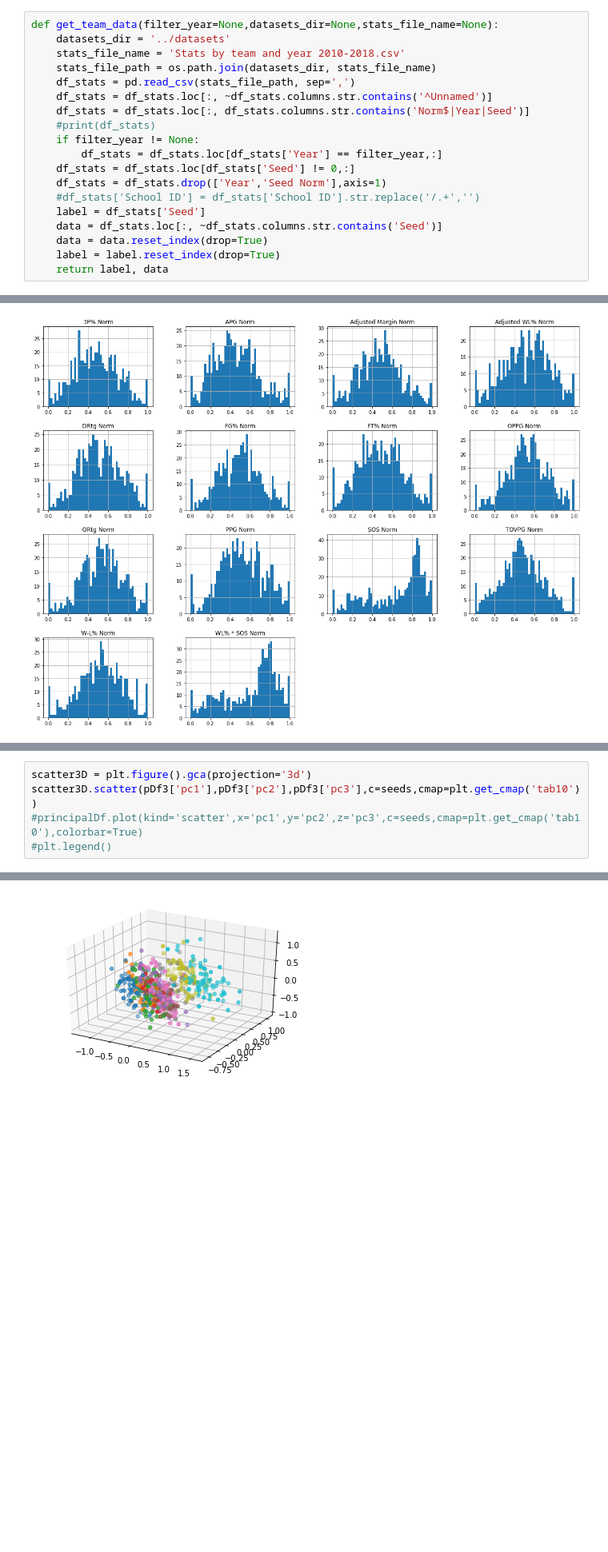
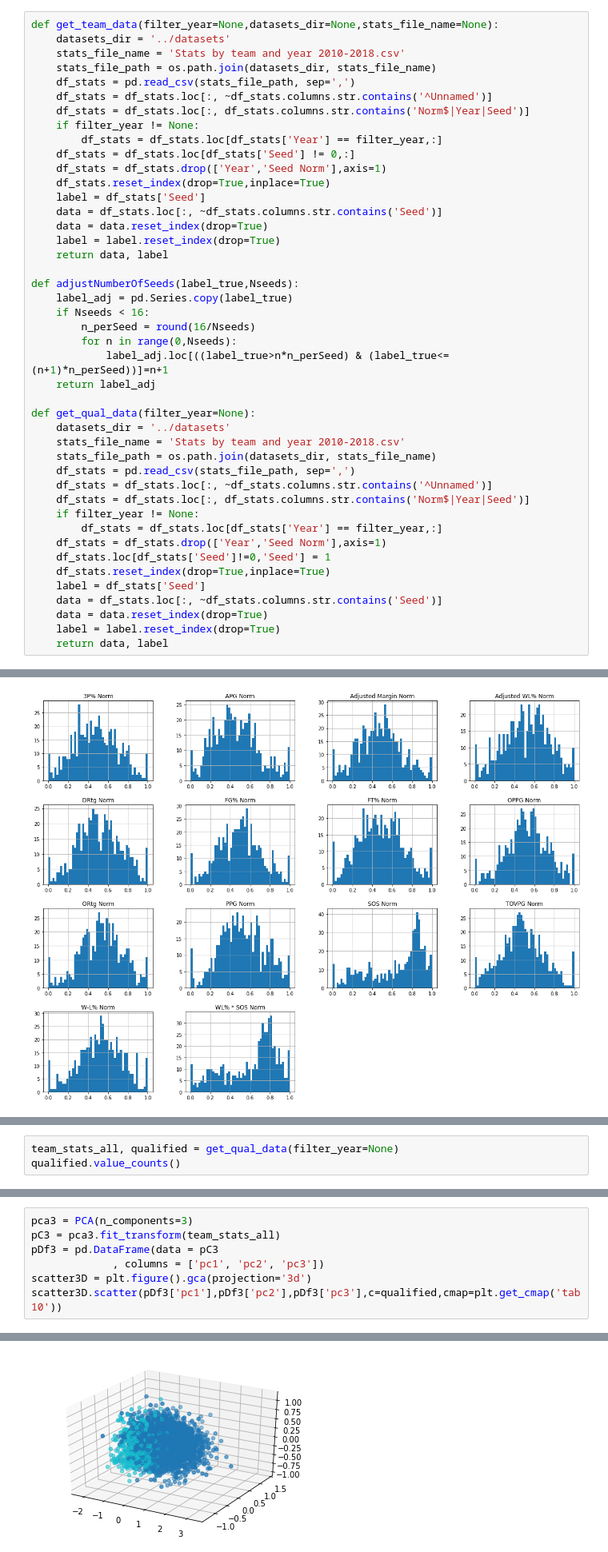
Before and after one commit to MaxMay95/CS7641-NCAA-Predictions, a Jupyter notebook: Max/hierarchical_clustering.ipynb, the cells around one changed output, grey strips where cells are left out. Shown: that part at 80% size. Saved outputs shown, nothing was run; the diff lists cells and outputs as text; blank space fills up the shorter version.

```diff
--- a/Max/hierarchical_clustering.ipynb
+++ b/Max/hierarchical_clustering.ipynb
@@ -17,15 +37,40 @@ def get_team_data(filter_year=None,datasets_dir=None,stats_file_name=None):
     df_stats = pd.read_csv(stats_file_path, sep=',')
     df_stats = df_stats.loc[:, ~df_stats.columns.str.contains('^Unnamed')]
     df_stats = df_stats.loc[:, df_stats.columns.str.contains('Norm$|Year|Seed')]
-    #print(df_stats)
     if filter_year != None:
         df_stats = df_stats.loc[df_stats['Year'] == filter_year,:]
     df_stats = df_stats.loc[df_stats['Seed'] != 0,:]
     df_stats = df_stats.drop(['Year','Seed Norm'],axis=1)
-    #df_stats['School ID'] = df_stats['School ID'].str.replace('/.+','')
+    df_stats.reset_index(drop=True,inplace=True)
     label = df_stats['Seed']
     data = df_stats.loc[:, ~df_stats.columns.str.contains('Seed')]
     data = data.reset_index(drop=True)
     label = label.reset_index(drop=True)
-    return label, data
+    return data, label
+
+def adjustNumberOfSeeds(label_true,Nseeds):
+    label_adj = pd.Series.copy(label_true)
+    if Nseeds < 16:
+        n_perSeed = round(16/Nseeds)
+        for n in range(0,Nseeds):
+            label_adj.loc[((label_true>n*n_perSeed) & (label_true<=(n+1)*n_perSeed))]=n+1
+    return label_adj
+
+def get_qual_data(filter_year=None):
+    datasets_dir = '../datasets'
+    stats_file_name = 'Stats by team and year 2010-2018.csv'
+    stats_file_path = os.path.join(datasets_dir, stats_file_name)
+    df_stats = pd.read_csv(stats_file_path, sep=',')
+    df_stats = df_stats.loc[:, ~df_stats.columns.str.contains('^Unnamed')]
+    df_stats = df_stats.loc[:, df_stats.columns.str.contains('Norm$|Year|Seed')]
+    if filter_year != None:
+        df_stats = df_stats.loc[df_stats['Year'] == filter_year,:]
+    df_stats = df_stats.drop(['Year','Seed Norm'],axis=1)
+    df_stats.loc[df_stats['Seed']!=0,'Seed'] = 1
+    df_stats.reset_index(drop=True,inplace=True)
+    label = df_stats['Seed']
+    data = df_stats.loc[:, ~df_stats.columns.str.contains('Seed')]
+    data = data.reset_index(drop=True)
+    label = label.reset_index(drop=True)
+    return data, label
 # %%
@@ -122,0 +366,3 @@ pDf3 = pd.DataFrame(data = pC3
+# %%
+team_stats_all, qualified = get_qual_data(filter_year=None)
+qualified.value_counts()
@@ -123,8 +376,10 @@ pDf3 = pd.DataFrame(data = pC3
 # %%
+pca3 = PCA(n_components=3)
+pC3 = pca3.fit_transform(team_stats_all)
+pDf3 = pd.DataFrame(data = pC3
+             , columns = ['pc1', 'pc2', 'pc3'])
 scatter3D = plt.figure().gca(projection='3d')
-scatter3D.scatter(pDf3['pc1'],pDf3['pc2'],pDf3['pc3'],c=seeds,cmap=plt.get_cmap('tab10'))
-#principalDf.plot(kind='scatter',x='pc1',y='pc2',z='pc3',c=seeds,cmap=plt.get_cmap('tab10'),colorbar=True)
-#plt.legend()
+scatter3D.scatter(pDf3['pc1'],pDf3['pc2'],pDf3['pc3'],c=qualified,cmap=plt.get_cmap('tab10'))
 # %% [output]
 <mpl_toolkits.mplot3d.art3d.Path3DCollection at 0x...>
-[figure, old version]
+[figure, new version]
```
Also changed, not shown: parts of 42 cells of this notebook.
